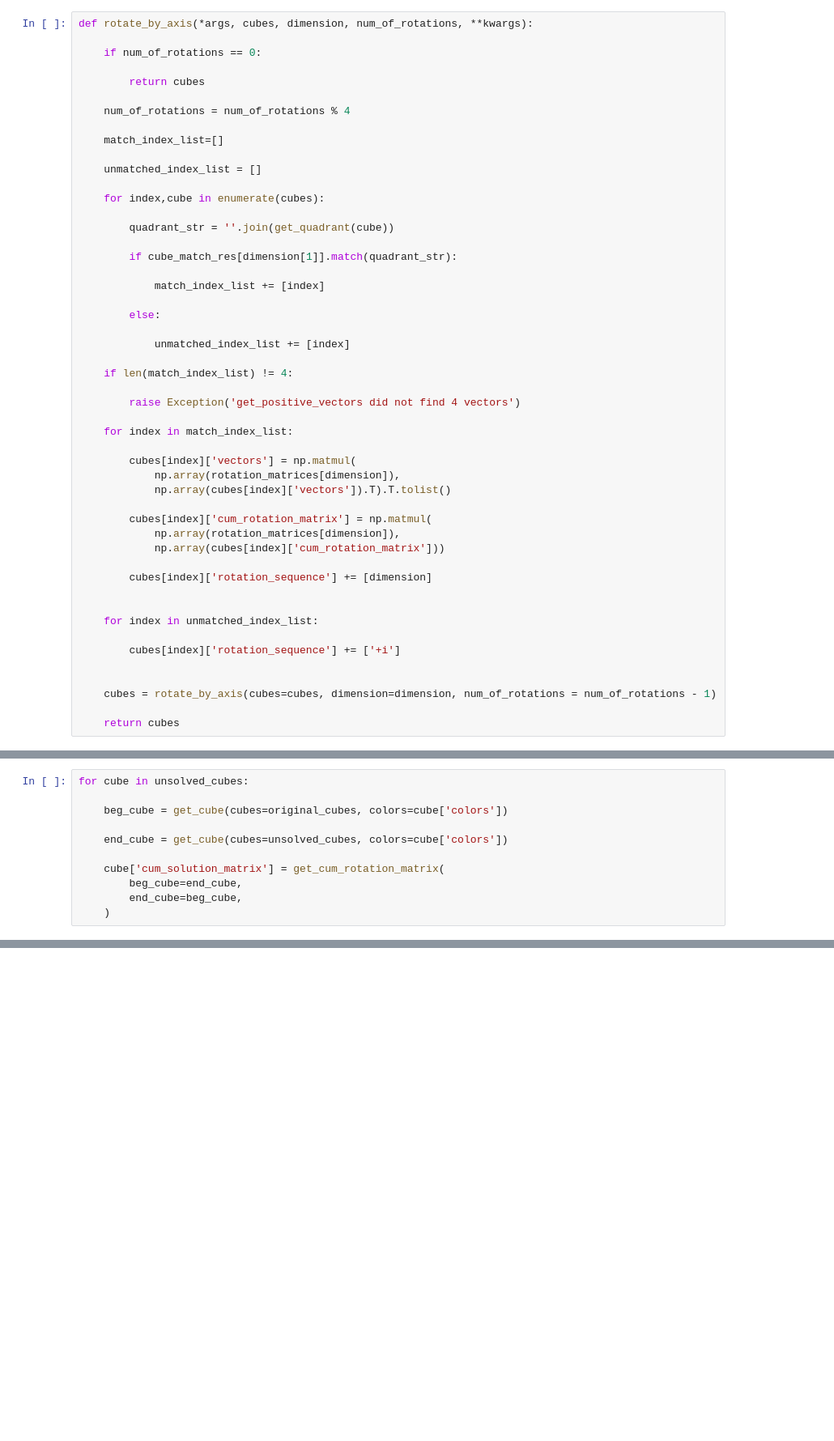
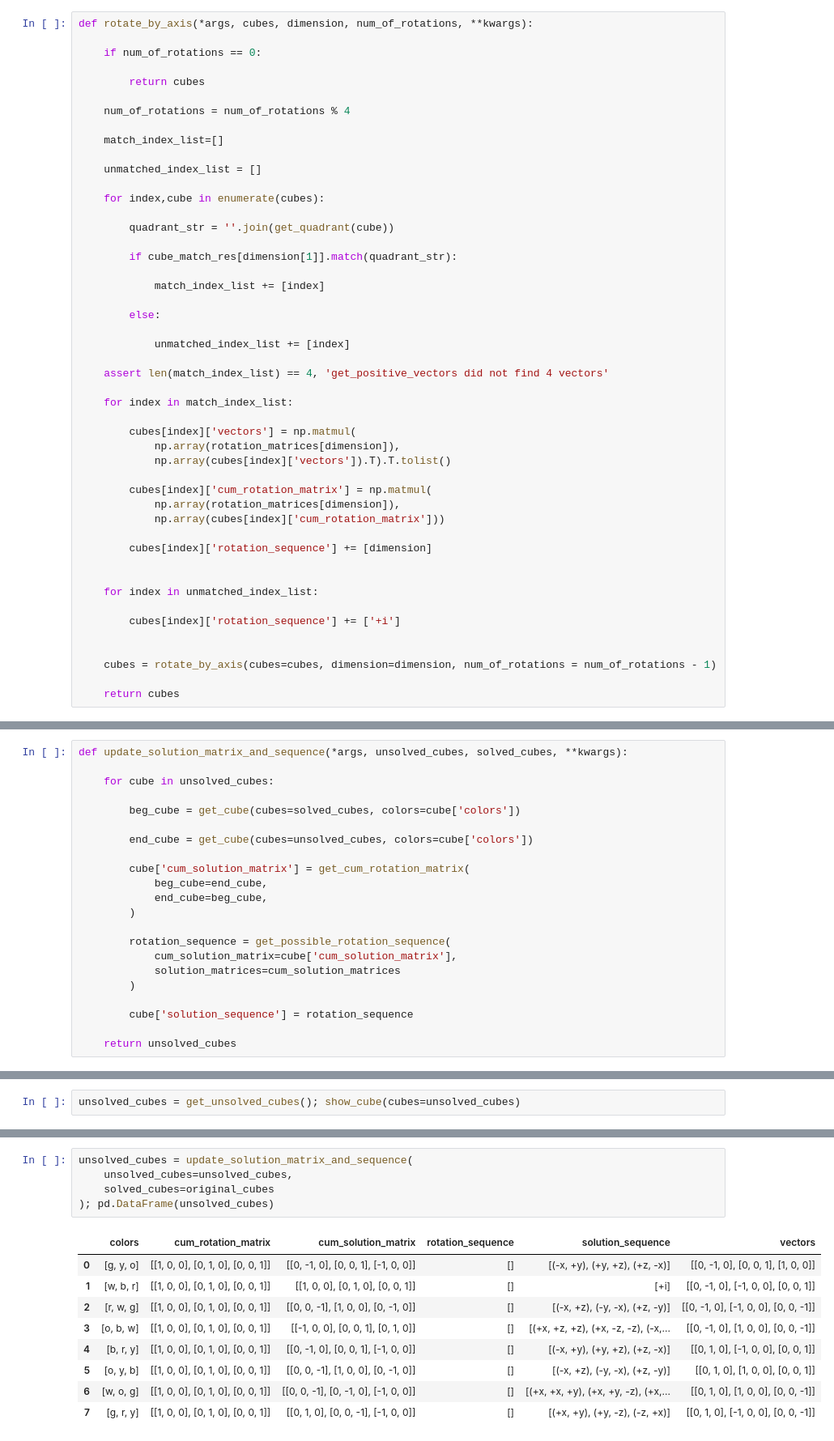
Before and after one commit to brickinedifice/rubiks_cube, a Jupyter notebook: rubiks_v1.ipynb, the cells around one changed output, grey strips where cells are left out. Shown: that part at 81% size. Cells and saved outputs as stored; diff of their text form; blank space fills up the shorter version.

Commit message:
seems like solution is close

```diff
--- a/rubiks_v1.ipynb
+++ b/rubiks_v1.ipynb
@@ -219,9 +270,7 @@ def rotate_by_axis(*args, cubes, dimension, num_of_rotations, **kwargs):
 
             unmatched_index_list += [index]
 
-    if len(match_index_list) != 4:
-
-        raise Exception('get_positive_vectors did not find 4 vectors')
+    assert len(match_index_list) == 4, 'get_positive_vectors did not find 4 vectors'
 
     for index in match_index_list:
 
@@ -427,11 +508,22 @@ def get_cum_rotation_matrix(*args, beg_cube, end_cube, **kwargs):
 # %%
-for cube in unsolved_cubes:
+def update_solution_matrix_and_sequence(*args, unsolved_cubes, solved_cubes, **kwargs):
 
-    beg_cube = get_cube(cubes=original_cubes, colors=cube['colors'])
+    for cube in unsolved_cubes:
 
-    end_cube = get_cube(cubes=unsolved_cubes, colors=cube['colors'])
+        beg_cube = get_cube(cubes=solved_cubes, colors=cube['colors'])
 
-    cube['cum_solution_matrix'] = get_cum_rotation_matrix(
-        beg_cube=end_cube,
-        end_cube=beg_cube,
-    )
+        end_cube = get_cube(cubes=unsolved_cubes, colors=cube['colors'])
+
+        cube['cum_solution_matrix'] = get_cum_rotation_matrix(
+            beg_cube=end_cube,
+            end_cube=beg_cube,
+        )
+
+        rotation_sequence = get_possible_rotation_sequence(
+            cum_solution_matrix=cube['cum_solution_matrix'],
+            solution_matrices=cum_solution_matrices
+        )
+
+        cube['solution_sequence'] = rotation_sequence
+
+    return unsolved_cubes
@@ -563,0 +598,2 @@ def rotate_by_axis(*args, cubes, target_cube_index, dimension, num_of_rotations,
+# %%
+unsolved_cubes = get_unsolved_cubes(); show_cube(cubes=unsolved_cubes)
@@ -563,0 +606,15 @@ def rotate_by_axis(*args, cubes, target_cube_index, dimension, num_of_rotations,
+# %%
+unsolved_cubes = update_solution_matrix_and_sequence(
+    unsolved_cubes=unsolved_cubes,
+    solved_cubes=original_cubes
+); pd.DataFrame(unsolved_cubes)
+# %% [output]
+|  | colors | cum_rotation_matrix | cum_solution_matrix | rotation_sequence | solution_sequence | vectors |
+| 0 | [g, y, o] | [[1, 0, 0], [0, 1, 0], [0, 0, 1]] | [[0, -1, 0], [0, 0, 1], [-1, 0, 0]] | [] | [(-x, +y), (+y, +z), (+z, -x)] | [[0, -1, 0], [0, 0, 1], [1, 0, 0]] |
+| 1 | [w, b, r] | [[1, 0, 0], [0, 1, 0], [0, 0, 1]] | [[1, 0, 0], [0, 1, 0], [0, 0, 1]] | [] | [+i] | [[0, -1, 0], [-1, 0, 0], [0, 0, 1]] |
+| 2 | [r, w, g] | [[1, 0, 0], [0, 1, 0], [0, 0, 1]] | [[0, 0, -1], [1, 0, 0], [0, -1, 0]] | [] | [(-x, +z), (-y, -x), (+z, -y)] | [[0, -1, 0], [-1, 0, 0], [0, 0, -1]] |
+| 3 | [o, b, w] | [[1, 0, 0], [0, 1, 0], [0, 0, 1]] | [[-1, 0, 0], [0, 0, 1], [0, 1, 0]] | [] | [(+x, +z, +z), (+x, -z, -z), (-x,... | [[0, -1, 0], [1, 0, 0], [0, 0, -1]] |
+| 4 | [b, r, y] | [[1, 0, 0], [0, 1, 0], [0, 0, 1]] | [[0, -1, 0], [0, 0, 1], [-1, 0, 0]] | [] | [(-x, +y), (+y, +z), (+z, -x)] | [[0, 1, 0], [-1, 0, 0], [0, 0, 1]] |
+| 5 | [o, y, b] | [[1, 0, 0], [0, 1, 0], [0, 0, 1]] | [[0, 0, -1], [1, 0, 0], [0, -1, 0]] | [] | [(-x, +z), (-y, -x), (+z, -y)] | [[0, 1, 0], [1, 0, 0], [0, 0, 1]] |
+| 6 | [w, o, g] | [[1, 0, 0], [0, 1, 0], [0, 0, 1]] | [[0, 0, -1], [0, -1, 0], [-1, 0, 0]] | [] | [(+x, +x, +y), (+x, +y, -z), (+x,... | [[0, 1, 0], [1, 0, 0], [0, 0, -1]] |
+| 7 | [g, r, y] | [[1, 0, 0], [0, 1, 0], [0, 0, 1]] | [[0, 1, 0], [0, 0, -1], [-1, 0, 0]] | [] | [(+x, +y), (+y, -z), (-z, +x)] | [[0, 1, 0], [-1, 0, 0], [0, 0, -1]] |
```
Also changed, not shown: parts of 25 cells of this notebook.
